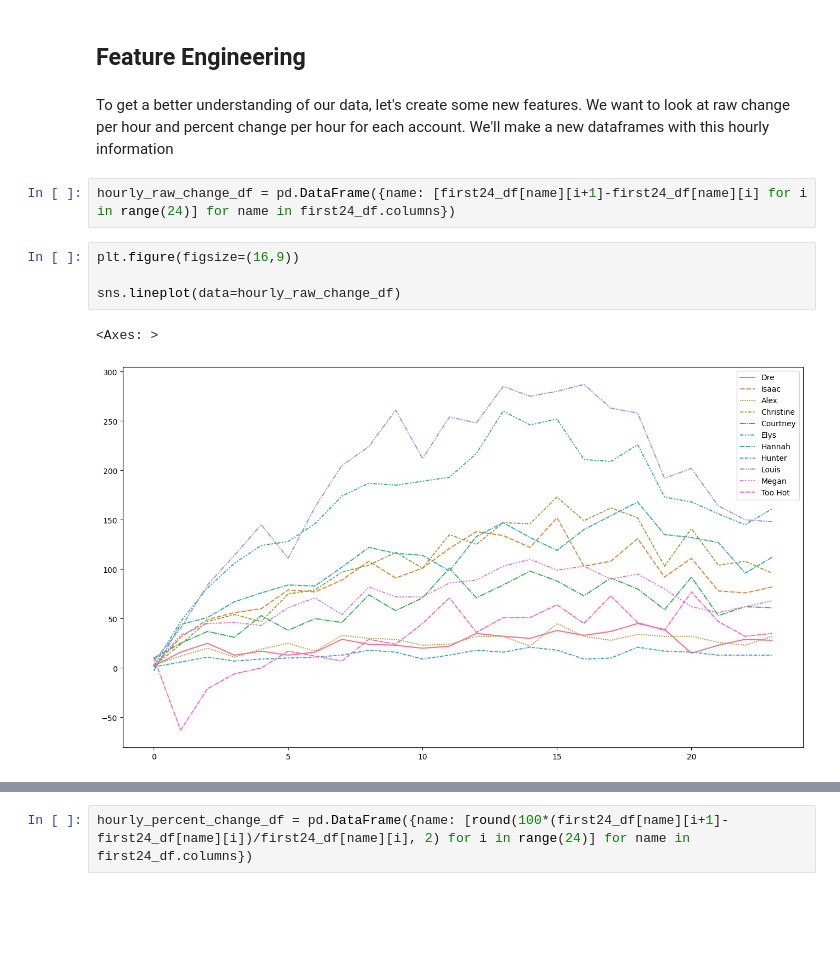
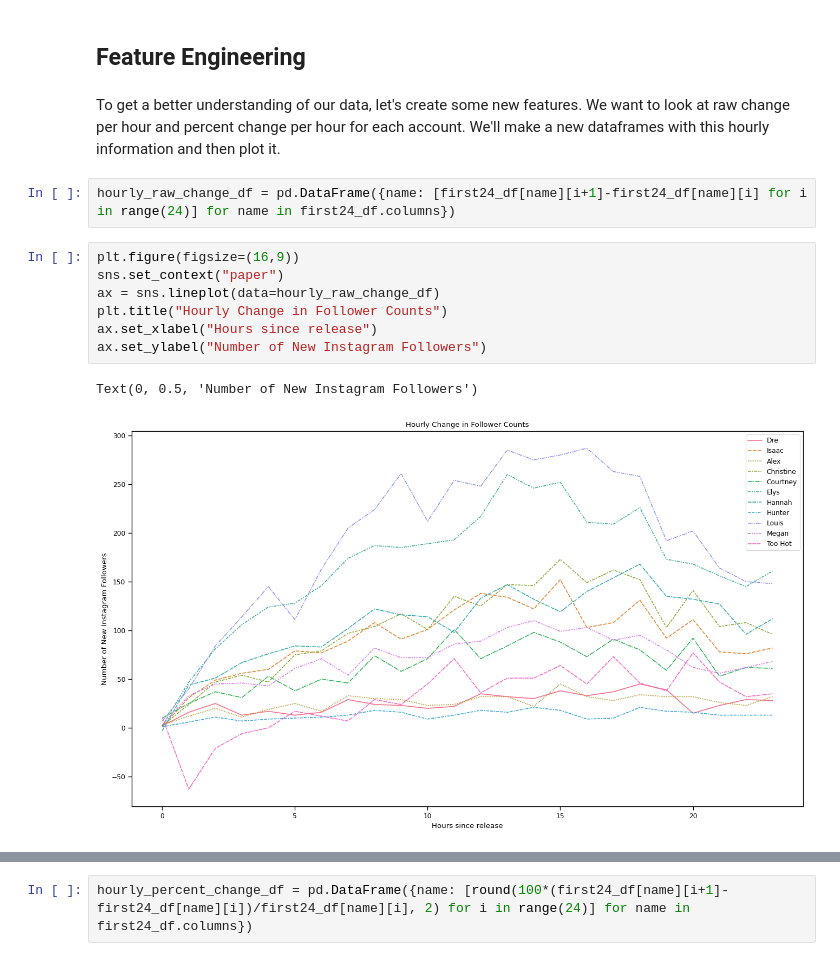
Before and after one commit to cecilylynn/TooHotToHandleS05-DataProjects, a Jupyter notebook: Data_Exploration_and_Visualization_of_THTHS05_Follower_Counts_24_Hours_After_Drop.ipynb, the cells around one changed output, grey strips where cells are left out. Drawn from its saved outputs; the diff is of its cells as text; blank space fills up the shorter version.

```diff
--- a/Data_Exploration_and_Visualization_of_THTHS05_Follower_Counts_24_Hours_After_Drop.ipynb
+++ b/Data_Exploration_and_Visualization_of_THTHS05_Follower_Counts_24_Hours_After_Drop.ipynb
@@ -205,13 +205,16 @@ We see a slight negative correllation between number of initial followers and bo
 # %% [markdown]
 ## Feature Engineering
 # %% [markdown]
-To get a better understanding of our data, let's create some new features. We want to look at raw change per hour and percent change per hour for each account. We'll make a new dataframes with this hourly information
+To get a better understanding of our data, let's create some new features. We want to look at raw change per hour and percent change per hour for each account. We'll make a new dataframes with this hourly information and then plot it.
 # %%
 hourly_raw_change_df = pd.DataFrame({name: [first24_df[name][i+1]-first24_df[name][i] for i in range(24)] for name in first24_df.columns})
-# %%
-plt.figure(figsize=(16,9))
-
-sns.lineplot(data=hourly_raw_change_df)
-# %% [output]
-<Axes: >
-[figure, removed]
+# %%
+plt.figure(figsize=(16,9))
+sns.set_context("paper")
+ax = sns.lineplot(data=hourly_raw_change_df)
+plt.title("Hourly Change in Follower Counts")
+ax.set_xlabel("Hours since release")
+ax.set_ylabel("Number of New Instagram Followers")
+# %% [output]
+Text(0, 0.5, 'Number of New Instagram Followers')
+[figure, added]
```
Also changed, not shown: parts of 37 cells of this notebook.
